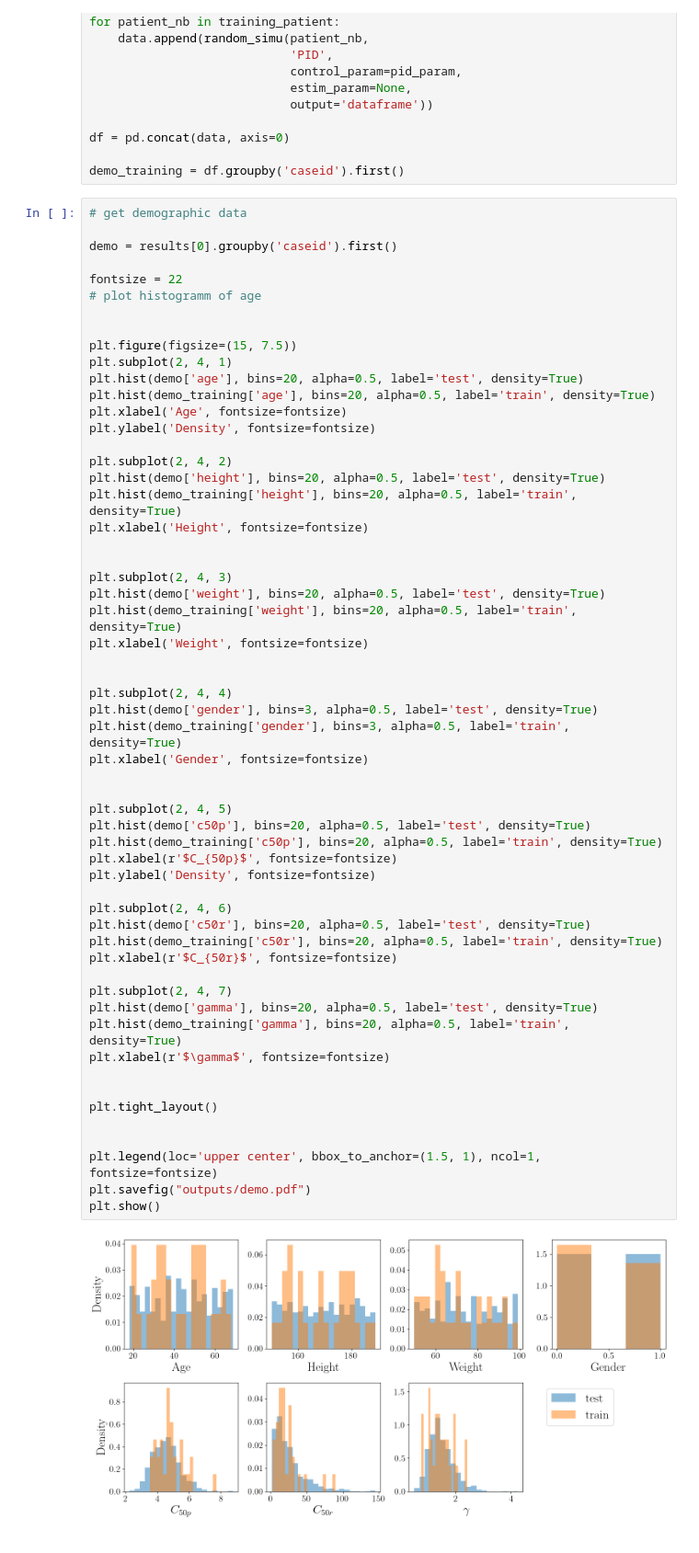
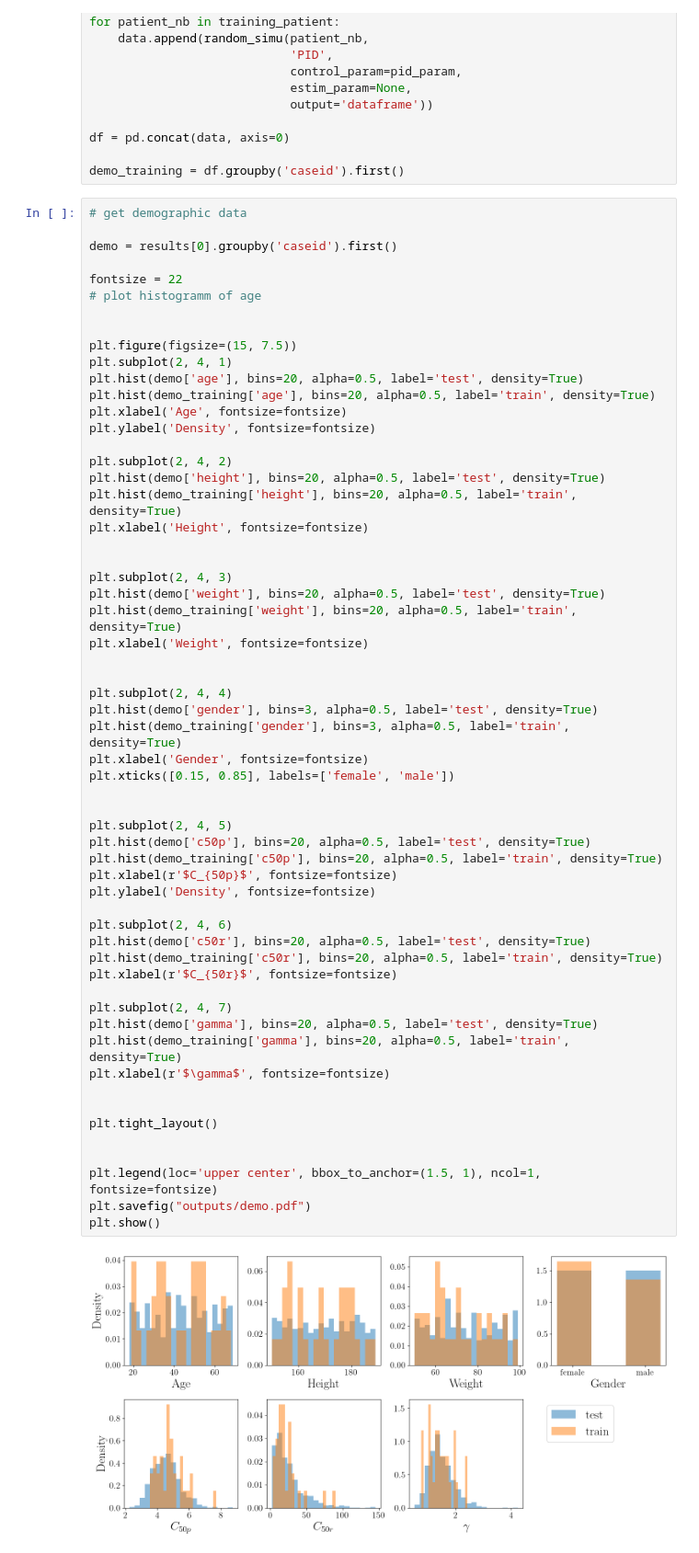
Before and after one commit to BobAubouin/TIVA_Drug_Control, a Jupyter notebook: scripts/result_analysis.ipynb, the cells around one changed output. Shown at 92% size. Cells and saved outputs as stored; diff of their text form.

```diff
--- a/scripts/Result_analysis.ipynb
+++ b/scripts/result_analysis.ipynb
@@ -448,34 +447,35 @@ plt.xlabel('Weight', fontsize=fontsize)
 plt.subplot(2, 4, 4)
 plt.hist(demo['gender'], bins=3, alpha=0.5, label='test', density=True)
 plt.hist(demo_training['gender'], bins=3, alpha=0.5, label='train', density=True)
 plt.xlabel('Gender', fontsize=fontsize)
+plt.xticks([0.15, 0.85], labels=['female', 'male'])
 
 
 plt.subplot(2, 4, 5)
 plt.hist(demo['c50p'], bins=20, alpha=0.5, label='test', density=True)
 plt.hist(demo_training['c50p'], bins=20, alpha=0.5, label='train', density=True)
 plt.xlabel(r'$C_{50p}$', fontsize=fontsize)
 plt.ylabel('Density', fontsize=fontsize)
 
 plt.subplot(2, 4, 6)
 plt.hist(demo['c50r'], bins=20, alpha=0.5, label='test', density=True)
 plt.hist(demo_training['c50r'], bins=20, alpha=0.5, label='train', density=True)
 plt.xlabel(r'$C_{50r}$', fontsize=fontsize)
 
 plt.subplot(2, 4, 7)
 plt.hist(demo['gamma'], bins=20, alpha=0.5, label='test', density=True)
 plt.hist(demo_training['gamma'], bins=20, alpha=0.5, label='train', density=True)
 plt.xlabel(r'$\gamma$', fontsize=fontsize)
 
 
 plt.tight_layout()
 
 
 plt.legend(loc='upper center', bbox_to_anchor=(1.5, 1), ncol=1, fontsize=fontsize)
 plt.savefig("outputs/demo.pdf")
 plt.show()
 # %% [output]
-[figure, old version]
+[figure, new version]
 # %%
 # controller performance per age group
 
```
Also changed, not shown: parts of 7 cells of this notebook.
